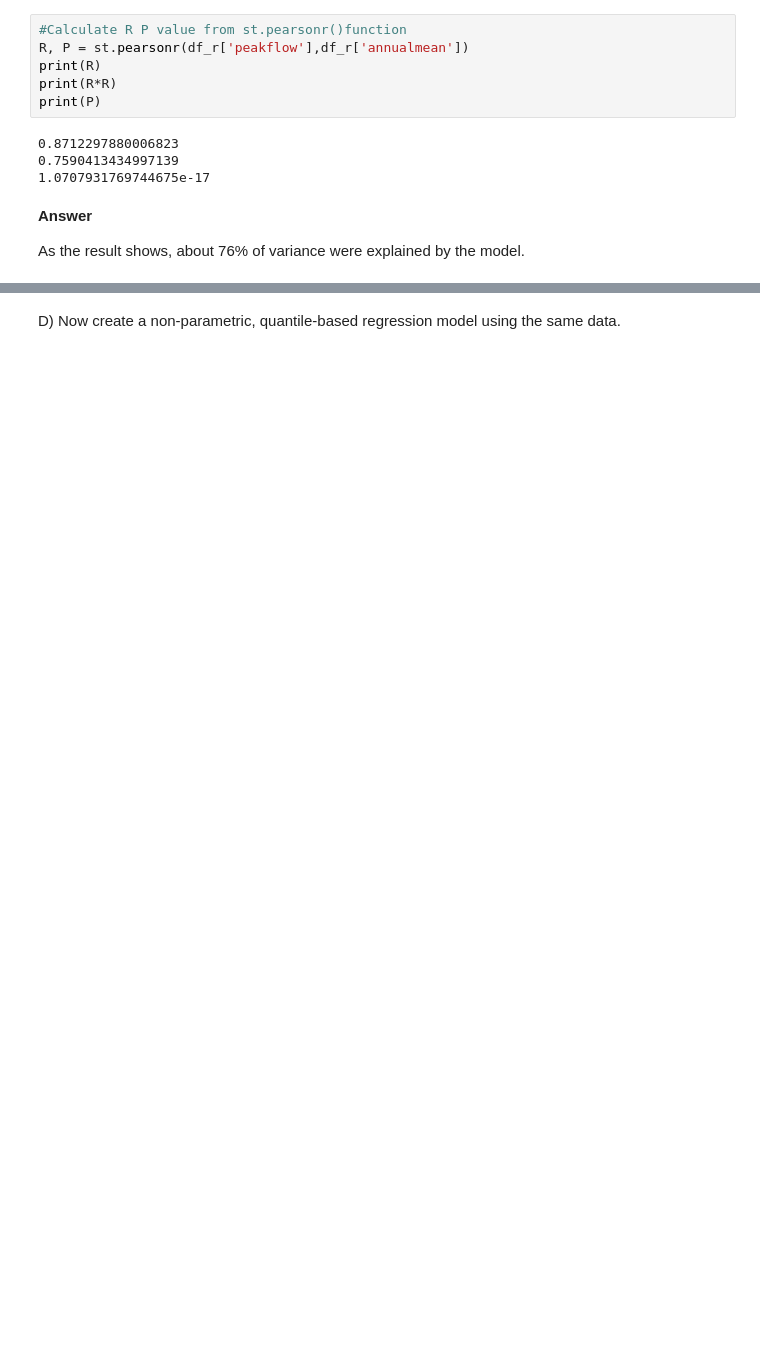
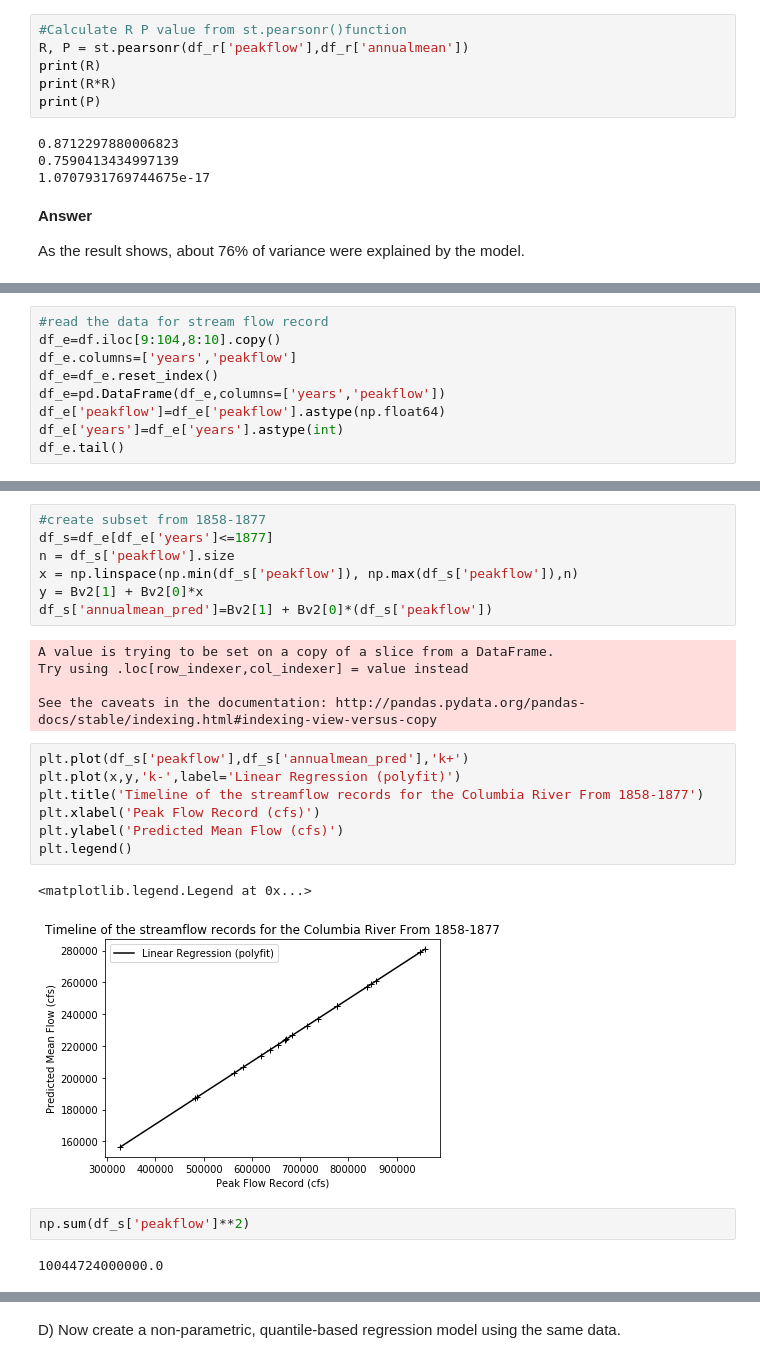
Before and after one commit to AzusaSayuri/UW-Data-analysis, a Jupyter notebook: HW3/Assignment 3 Ximin Hu.ipynb, the cells around one changed output, grey strips where cells are left out. Drawn from its saved outputs; the diff is of its cells as text; blank space fills up the shorter version.

```diff
--- a/HW3/Assignment 3 Ximin Hu.ipynb
+++ b/HW3/Assignment 3 Ximin Hu.ipynb
@@ -331,0 +331,9 @@ C) Estimate the 95% confidence bounds for the annual flow estimates from 1858- 1
+# %%
+#read the data for stream flow record
+df_e=df.iloc[9:104,8:10].copy()
+df_e.columns=['years','peakflow']
+df_e=df_e.reset_index()
+df_e=pd.DataFrame(df_e,columns=['years','peakflow'])
+df_e['peakflow']=df_e['peakflow'].astype(np.float64)
+df_e['years']=df_e['years'].astype(int)
+df_e.tail()
@@ -331,0 +347,26 @@ C) Estimate the 95% confidence bounds for the annual flow estimates from 1858- 1
+# %%
+#create subset from 1858-1877
+df_s=df_e[df_e['years']<=1877]
+n = df_s['peakflow'].size
+x = np.linspace(np.min(df_s['peakflow']), np.max(df_s['peakflow']),n)
+y = Bv2[1] + Bv2[0]*x
+df_s['annualmean_pred']=Bv2[1] + Bv2[0]*(df_s['peakflow'])
+# %% [output]
+A value is trying to be set on a copy of a slice from a DataFrame.
+Try using .loc[row_indexer,col_indexer] = value instead
+
+See the caveats in the documentation: http://pandas.pydata.org/pandas-docs/stable/indexing.html#indexing-view-versus-copy
+# %%
+plt.plot(df_s['peakflow'],df_s['annualmean_pred'],'k+')
+plt.plot(x,y,'k-',label='Linear Regression (polyfit)')
+plt.title('Timeline of the streamflow records for the Columbia River From 1858-1877')
+plt.xlabel('Peak Flow Record (cfs)')
+plt.ylabel('Predicted Mean Flow (cfs)')
+plt.legend()
+# %% [output]
+<matplotlib.legend.Legend at 0x...>
+[figure, added]
+# %%
+np.sum(df_s['peakflow']**2)
+# %% [output]
+10044724000000.0
```
Also changed, not shown: parts of 18 cells of this notebook, 2 other files.
